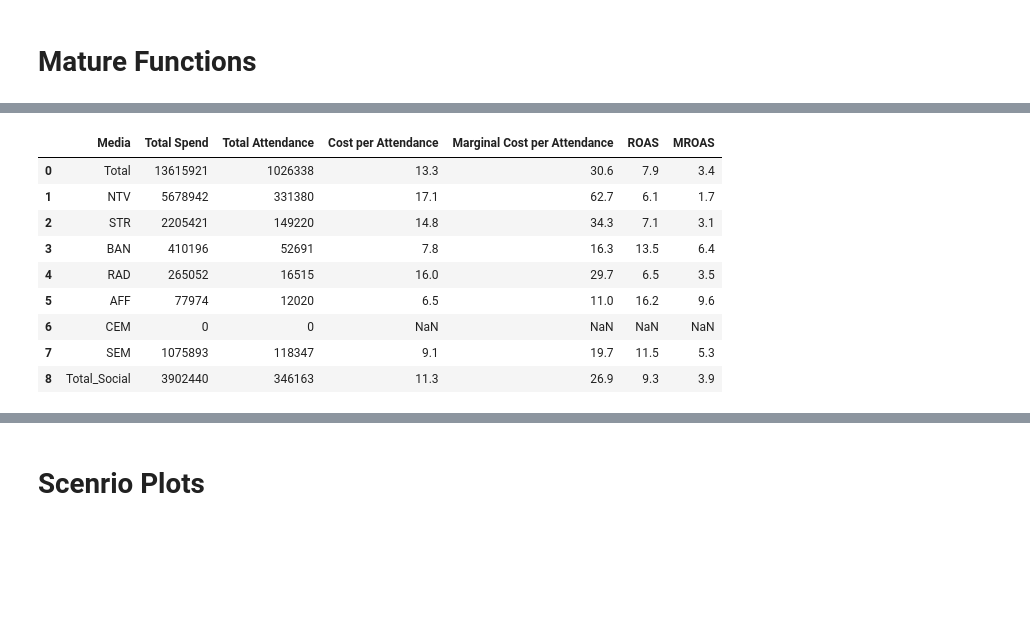
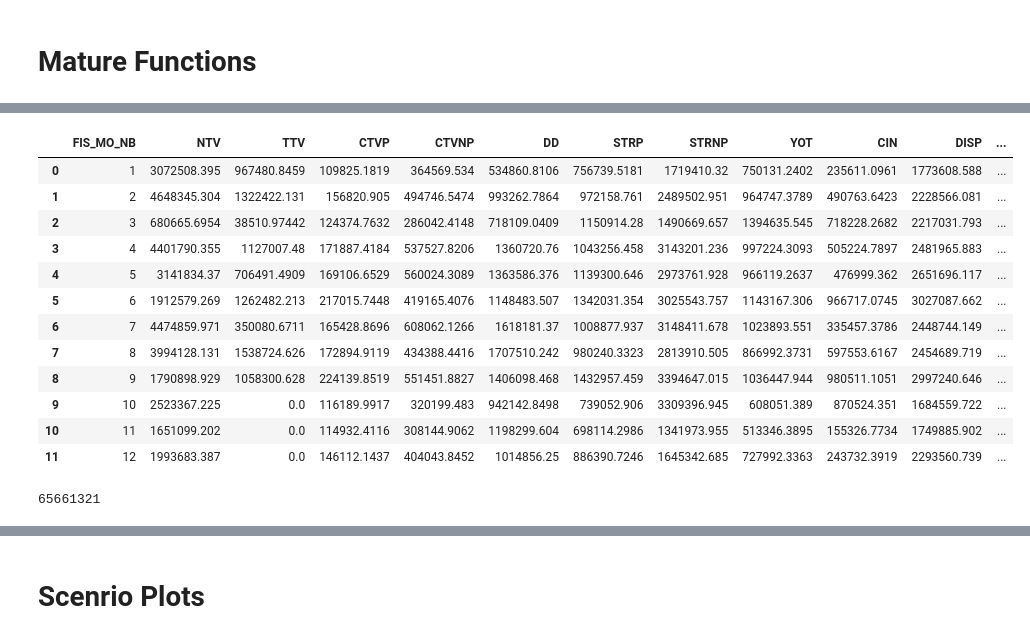
Before and after one commit to DONGZ027/craft001_SOUL, a Jupyter notebook: lab.ipynb, the cells around one changed output, grey strips where cells are left out. Saved outputs shown, nothing was run; the diff lists cells and outputs as text; code cells hidden in the pictures; blank space fills up the shorter version.

```diff
--- a/lab.ipynb
+++ b/lab.ipynb
@@ -13,14 +13,16 @@ import warnings
 
 # Ignore all warnings
 warnings.filterwarnings("ignore")
+# %%
+region_name = 'WDW'
 # %%
 parent_path = 'C:\\Users\\DONGZ027\\Desktop\\Local Crafts\\craft001_Soul'
 
 mmmYear = 2023
-ticket_price = 105
+ticket_price = 165
 
 media_mapping_file = pd.read_csv(parent_path + '\data\media_label.csv')
-media_mapping = media_mapping_file[media_mapping_file.region == 'UK'].set_index('media_code').to_dict()['media_label']
+media_mapping = media_mapping_file[media_mapping_file.region == region_name].set_index('media_code').to_dict()['media_label']
 
 media_mapping_reverse = {v: k for k, v in media_mapping.items()}
 
@@ -59,7 +61,7 @@ df_time = time_ref.reset_index()
 # %%
 # Media timing file
 # **********************************************************************************
-file_path = f"{parent_path}\\data\\UK\\input_mediaTiming.csv"
+file_path = f"{parent_path}\\data\\{region_name}\\input_mediaTiming.csv"
 df_curve  = pd.read_csv(file_path)
 media_list = df_curve.columns
 
@@ -67,7 +69,7 @@ media_list = df_curve.columns
 
 # Media parameters file
 # **********************************************************************************
-file_path = f"{parent_path}\\data\\UK\\input_300pct.csv"
+file_path = f"{parent_path}\\data\\{region_name}\\input_300pct.csv"
 df_params  = pd.read_csv(file_path)
 names = list(df_params.columns)
 names2 = [s.replace("FABING", "ING") for s in names]
@@ -78,15 +80,15 @@ df_params.columns = names2
 # %%
 def processing_spend_df(file_path):
     data = pd.read_csv(file_path)
-    data.rename(columns=media_mapping_reverse, inplace=True)
-    data = data.reset_index()
-    data.rename(columns={"index": "FIS_MO_NB"}, inplace=True)
-    data['FIS_MO_NB'] = data['FIS_MO_NB'] + 1
-    data.drop(columns=['Month'], inplace=True)
-    # data.replace({0 : 10}, inplace=True)
+
+    data = data.T.iloc[1:, :]
+    data.columns = media_mapping.keys()
+    data.reset_index(inplace=True)
+    data.rename(columns={'index': 'FIS_MO_NB'}, inplace=True)
+    data['FIS_MO_NB'] = np.arange(1, 13)
     return data
 
 
-scenario1 = processing_spend_df(f"{parent_path}\\samples\DLP_UK_FY23.csv")
-scenario2 = processing_spend_df(f"{parent_path}\\samples\DLP_UK_FY23_110.csv")
-base_year = scenario2
+scenario1 = processing_spend_df(f"{parent_path}\\samples\WDW Demo\WDW_FY24.csv")
+scenario2 = processing_spend_df(f"{parent_path}\\samples\WDW Demo\WDW_FY24_110.csv")
+base_year = scenario1
@@ -619,16 +548,26 @@ def build_plan_summary(spend_data, planning_year, threshold, unit_revenue):
 
 
     return plan_summary
-# %%
-build_plan_summary(base_year, 2024, 0.9, ticket_price)
-# %% [output]
-|  | Media | Total Spend | Total Attendance | Cost per Attendance | Marginal Cost per Attendance | ROAS | MROAS |
-| 0 | Total | 13615921 | 1026338 | 13.3 | 30.6 | 7.9 | 3.4 |
-| 1 | NTV | 5678942 | 331380 | 17.1 | 62.7 | 6.1 | 1.7 |
-| 2 | STR | 2205421 | 149220 | 14.8 | 34.3 | 7.1 | 3.1 |
-| 3 | BAN | 410196 | 52691 | 7.8 | 16.3 | 13.5 | 6.4 |
-| 4 | RAD | 265052 | 16515 | 16.0 | 29.7 | 6.5 | 3.5 |
-| 5 | AFF | 77974 | 12020 | 6.5 | 11.0 | 16.2 | 9.6 |
-| 6 | CEM | 0 | 0 | NaN | NaN | NaN | NaN |
-| 7 | SEM | 1075893 | 118347 | 9.1 | 19.7 | 11.5 | 5.3 |
-| 8 | Total_Social | 3902440 | 346163 | 11.3 | 26.9 | 9.3 | 3.9 |
+# %%
+scenario1
+# %% [output]
+|  | FIS_MO_NB | NTV | TTV | CTVP | CTVNP | DD | STRP | STRNP | YOT | CIN | DISP | ... |
+| 0 | 1 | 3072508.395 | 967480.8459 | 109825.1819 | 364569.534 | 534860.8106 | 756739.5181 | 1719410.32 | 750131.2402 | 235611.0961 | 1773608.588 | ... |
+| 1 | 2 | 4648345.304 | 1322422.131 | 156820.905 | 494746.5474 | 993262.7864 | 972158.761 | 2489502.951 | 964747.3789 | 490763.6423 | 2228566.081 | ... |
+| 2 | 3 | 680665.6954 | 38510.97442 | 124374.7632 | 286042.4148 | 718109.0409 | 1150914.28 | 1490669.657 | 1394635.545 | 718228.2682 | 2217031.793 | ... |
+| 3 | 4 | 4401790.355 | 1127007.48 | 171887.4184 | 537527.8206 | 1360720.76 | 1043256.458 | 3143201.236 | 997224.3093 | 505224.7897 | 2481965.883 | ... |
+| 4 | 5 | 3141834.37 | 706491.4909 | 169106.6529 | 560024.3089 | 1363586.376 | 1139300.646 | 2973761.928 | 966119.2637 | 476999.362 | 2651696.117 | ... |
+| 5 | 6 | 1912579.269 | 1262482.213 | 217015.7448 | 419165.4076 | 1148483.507 | 1342031.354 | 3025543.757 | 1143167.306 | 966717.0745 | 3027087.662 | ... |
+| 6 | 7 | 4474859.971 | 350080.6711 | 165428.8696 | 608062.1266 | 1618181.37 | 1008877.937 | 3148411.678 | 1023893.551 | 335457.3786 | 2448744.149 | ... |
+| 7 | 8 | 3994128.131 | 1538724.626 | 172894.9119 | 434388.4416 | 1707510.242 | 980240.3323 | 2813910.505 | 866992.3731 | 597553.6167 | 2454689.719 | ... |
+| 8 | 9 | 1790898.929 | 1058300.628 | 224139.8519 | 551451.8827 | 1406098.468 | 1432957.459 | 3394647.015 | 1036447.944 | 980511.1051 | 2997240.646 | ... |
+| 9 | 10 | 2523367.225 | 0.0 | 116189.9917 | 320199.483 | 942142.8498 | 739052.906 | 3309396.945 | 608051.389 | 870524.351 | 1684559.722 | ... |
+| 10 | 11 | 1651099.202 | 0.0 | 114932.4116 | 308144.9062 | 1198299.604 | 698114.2986 | 1341973.955 | 513346.3895 | 155326.7734 | 1749885.902 | ... |
+| 11 | 12 | 1993683.387 | 0.0 | 146112.1437 | 404043.8452 | 1014856.25 | 886390.7246 | 1645342.685 | 727992.3363 | 243732.3919 | 2293560.739 | ... |
+# %%
+plan0 = scenario1.copy()
+planning_months = [7, 8, 9]
+
+int(plan0[plan0.FIS_MO_NB.isin(planning_months)].iloc[:, 1:].values.sum())
+# %% [output]
+65661321
```
Also changed, not shown: parts of 21 cells of this notebook, 36 other files.
